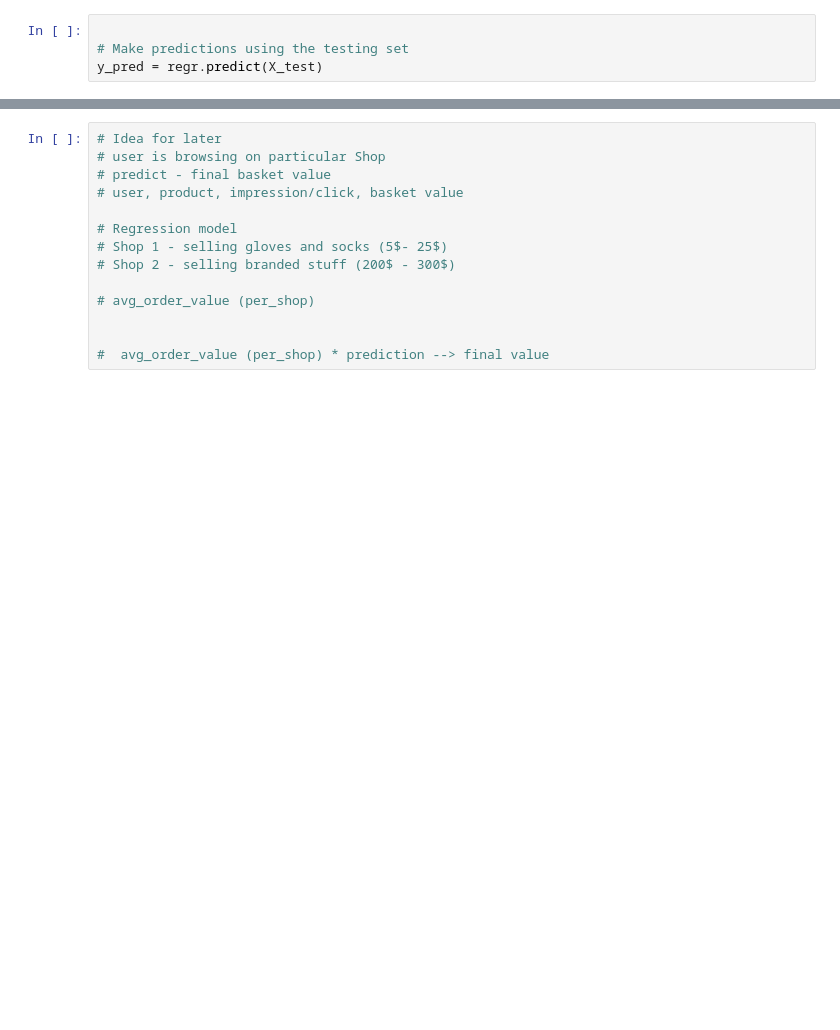
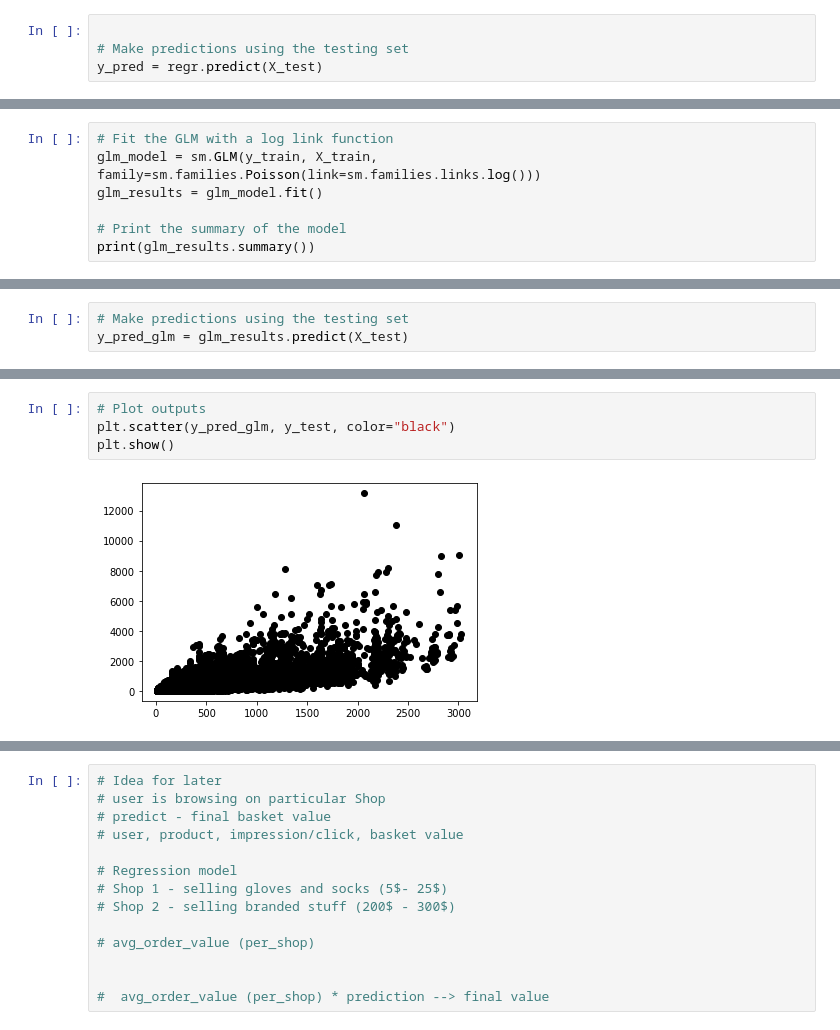
Before and after one commit to Abhishek-xavi/DemandForecast, a Jupyter notebook: BasicModel.ipynb, the cells around one changed output, grey strips where cells are left out. Saved outputs shown, nothing was run; the diff lists cells and outputs as text; blank space fills up the shorter version.

```diff
--- a/BasicModel.ipynb
+++ b/BasicModel.ipynb
@@ -267,0 +253,7 @@ plt.show()
+# %%
+# Fit the GLM with a log link function
+glm_model = sm.GLM(y_train, X_train, family=sm.families.Poisson(link=sm.families.links.log()))
+glm_results = glm_model.fit()
+
+# Print the summary of the model
+print(glm_results.summary())
@@ -267,0 +278,3 @@ plt.show()
+# %%
+# Make predictions using the testing set
+y_pred_glm = glm_results.predict(X_test)
@@ -267,0 +290,6 @@ plt.show()
+# %%
+# Plot outputs
+plt.scatter(y_pred_glm, y_test, color="black")
+plt.show()
+# %% [output]
+[figure, added]
```
Also changed, not shown: parts of 14 cells of this notebook.
